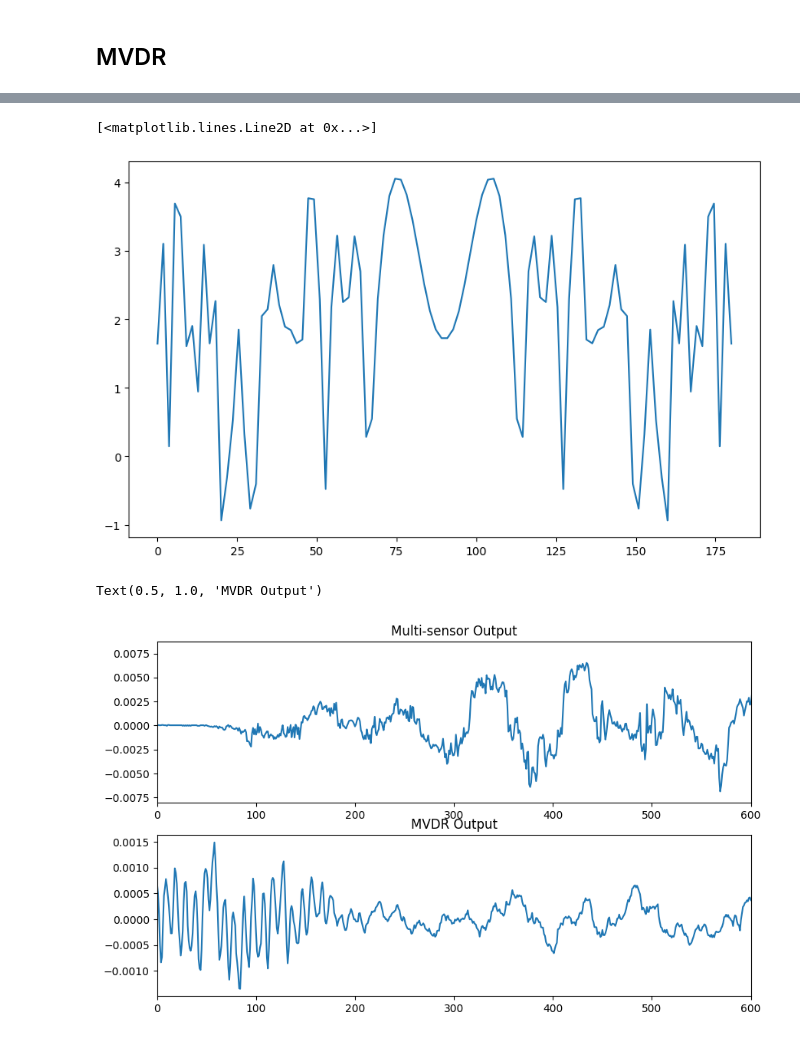
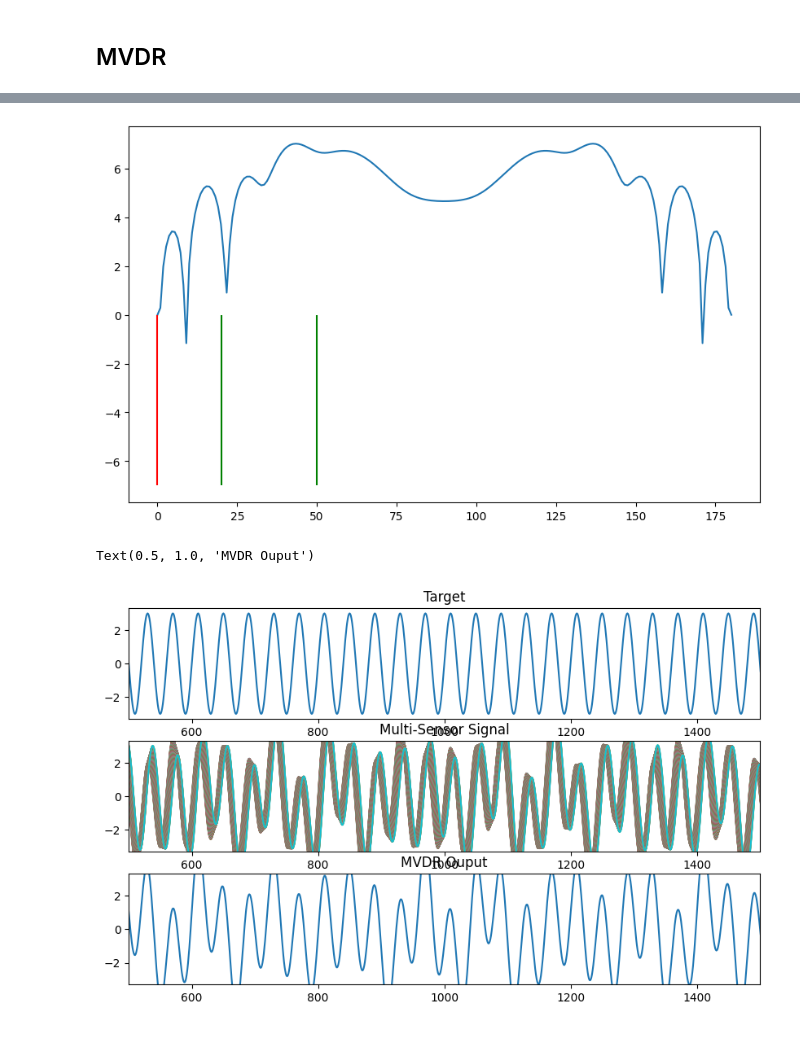
Before and after one commit to masa512/beamforming, a Jupyter notebook: 01_delayNsum.ipynb, the cells around one changed output, grey strips where cells are left out. Saved outputs shown, nothing was run; the diff lists cells and outputs as text; code cells hidden in the pictures.

Commit message:
Made each tensor operation more concise. Trinna debug MVDR

```diff
--- a/01_delayNsum.ipynb
+++ b/01_delayNsum.ipynb
@@ -130,10 +51,0 @@ lin_arr.add_signal(s1.view(1,-1),theta=67)
-# %%
-# Read Sensor
-X = lin_arr.read_sensor()
-# %%
-f,ax = plt.subplots(figsize=(10,6))
-for i in range(M):
-    ax.plot(X[i,:])
-
-ax.set_xlim([0,600])
-#ax.set_title('Multi-sensor Output')
@@ -176,9 +137,9 @@ Text(0.5, 1.0, 'DAS Output')
 # %% [markdown]
 ## MVDR
 # %%
-w = MVDR_beamformer(lin_arr,67)
+w = MVDR_beamformer(lin_arr,thetas[target_i])
 # get directivity
-D = torch.log(get_directivity(lin_arr,w,n_thetas=100))
+D = torch.log(get_directivity(lin_arr,w,n_thetas=200))
 print(w.shape)
-plt.imshow(D.transpose(-1,-2),aspect='auto',extent=[0,180,0,fs/2], clim=(-1,5),cmap = 'jet')
+plt.imshow(D.transpose(-1,-2),aspect='auto',extent=[0,180,0,fs/2], clim=(-1,2),cmap = 'jet')
 # %% [output]
@@ -189,27 +150,34 @@ torch.Size([257, 20])
 # %%
 f,ax = plt.subplots(figsize=(10,6))
-plt.plot(np.linspace(0,180,D.shape[0]),D[:,-1])
+ax.plot(np.linspace(0,180,D.shape[0]),D[:,128])
+for i in range(len(thetas)):
+  if i == target_i:
+    ax.vlines(thetas[i],ymin=-7,ymax = 0,color='r')
+  else:
+    ax.vlines(thetas[i],ymin=-7,ymax = 0,color='g')
 # %% [output]
-[<matplotlib.lines.Line2D at 0x...>]
-[figure, old version]
+[figure, new version]
 # %%
 # apply the beamformer
 output_signal = apply_beamformer(X,w)
 # %%
-f,ax = plt.subplots(2,1,figsize=(10,6))
+f,ax = plt.subplots(3,1,figsize=(10,6))
 #for i in range(M):
    #ax[0].plot(X[i,:])
 
-ax[0].plot(s1)
-ax[1].plot(output_signal)
+ax[0].plot(sources[target_i])
+for i in range(M):
+    ax[1].plot(X[i,:])
+ax[2].plot(output_signal)
 
+ylim = ax[0].get_ylim()
+for i in range(len(ax)):
+    ax[i].set_xlim([500,1500])
+    ax[i].set_ylim(ylim)
 
-ax[0].set_xlim([0,600])
-ax[1].set_xlim([0,600])
-
-
-ax[0].set_title('Multi-sensor Output')
-ax[1].set_title('MVDR Output')
+ax[0].set_title('Target')
+ax[1].set_title('Multi-Sensor Signal')
+ax[2].set_title('MVDR Ouput')
 # %% [output]
-Text(0.5, 1.0, 'MVDR Output')
+Text(0.5, 1.0, 'MVDR Ouput')
-[figure, old version]
+[figure, new version]
```
Also changed, not shown: parts of 19 cells of this notebook, 3 other files.
